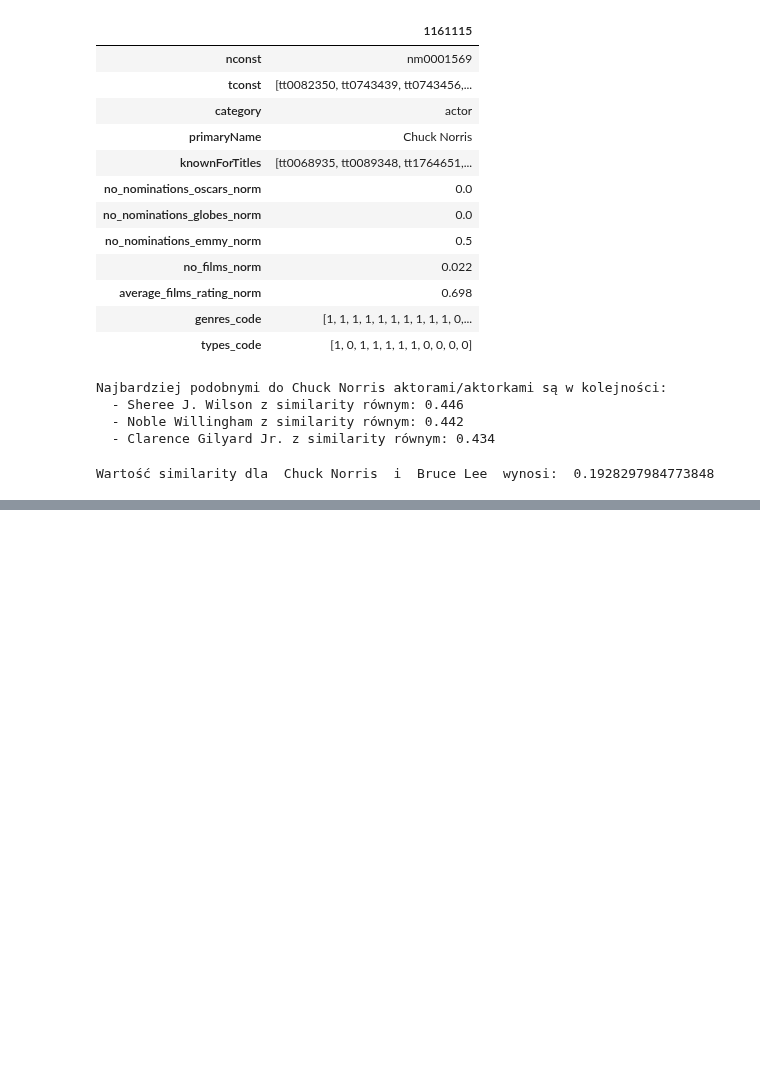
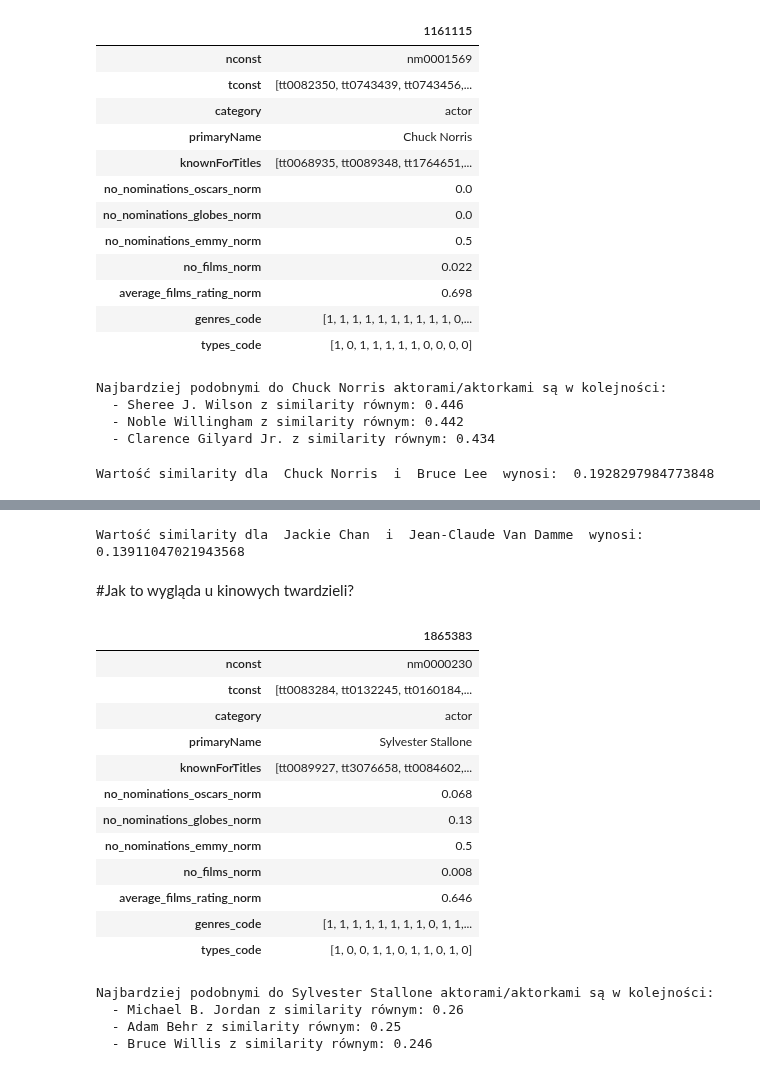
Before and after one commit to PiotrMaciejKowalski/BigData2022-actors, a Jupyter notebook: Testy_podobieństwa.ipynb, the cells around one changed output, grey strips where cells are left out. Drawn from its saved outputs; the diff is of its cells as text; code cells hidden in the pictures; blank space fills up the shorter version.

```diff
--- a/Testy_podobieństwa.ipynb
+++ b/Testy_podobieństwa.ipynb
@@ -848,0 +1043,5 @@ file_object.close()
+# %%
+similarity_value = similarity_new(Jackie_Chan_data, Van_Damme_data, True)
+print("Wartość similarity dla ", Jackie_Chan_data[3], " i ",Van_Damme_data[3], " wynosi: ", similarity_value)
+# %% [output]
+Wartość similarity dla  Jackie Chan  i  Jean-Claude Van Damme  wynosi:  0.13911047021943568
@@ -848,0 +1053,35 @@ file_object.close()
+# %% [markdown]
+#Jak to wygląda u kinowych twardzieli?
+# %%
+Stallone = "nm0000230"
+# %%
+Stallone_data = find_actor_two_datasets(train_data, validate_data, Stallone)
+# %% [output]
+|  | 1865383 |
+| nconst | nm0000230 |
+| tconst | [tt0083284, tt0132245, tt0160184,... |
+| category | actor |
+| primaryName | Sylvester Stallone |
+| knownForTitles | [tt0089927, tt3076658, tt0084602,... |
+| no_nominations_oscars_norm | 0.068 |
+| no_nominations_globes_norm | 0.13 |
+| no_nominations_emmy_norm | 0.5 |
+| no_films_norm | 0.008 |
+| average_films_rating_norm | 0.646 |
+| genres_code | [1, 1, 1, 1, 1, 1, 1, 1, 0, 1, 1,... |
+| types_code | [1, 0, 0, 1, 1, 0, 1, 1, 0, 1, 0] |
+# %%
+if Stallone in list(train_data['nconst']):
+    ids, values = similarity_one_vs_all_new(train_data, Stallone_data, True)
+    ids, values = select_top_similiar(ids, values, 3)
+    names = replace_ids_with_names(train_data, ids, 3)
+elif Stallone in list(validate_data['nconst']):
+    ids, values = similarity_one_vs_all_new(validate_data, Stallone_data, True)
+    ids, values = select_top_similiar(ids, values, 3)
+    names = replace_ids_with_names(validate_data, ids, 3)
+ranking = print_top_similiar(Stallone_data[3], names, values)
+# %% [output]
+Najbardziej podobnymi do Sylvester Stallone aktorami/aktorkami są w kolejności:
+  - Michael B. Jordan z similarity równym: 0.26
+  - Adam Behr z similarity równym: 0.25
+  - Bruce Willis z similarity równym: 0.246
```
Also changed, not shown: parts of 80 cells of this notebook.
